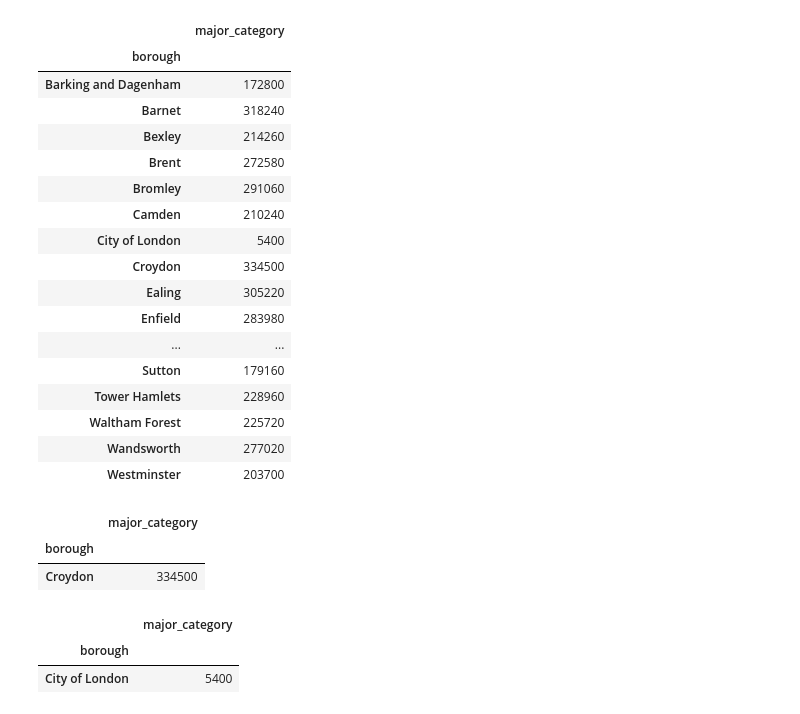
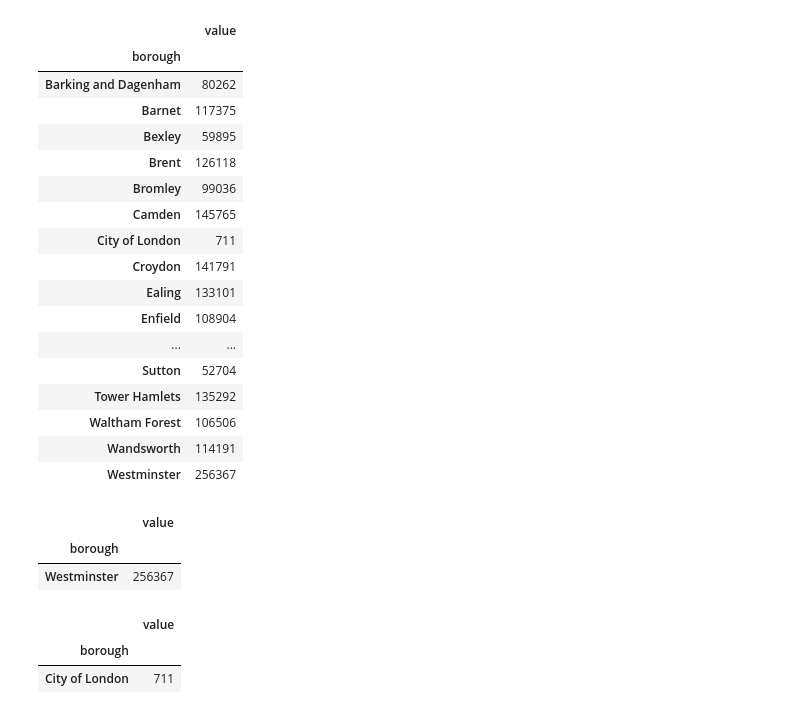
Before and after one commit to tashbenson/Mid-Bootcamp-Project, a Jupyter notebook: Notebooks/Exploratory_Analysis.ipynb, the cells around one changed output. Drawn from its saved outputs; the diff is of its cells as text; code cells hidden in the pictures.

Commit message:
Updated exploratory data analysis

```diff
--- a/Notebooks/Exploratory_Analysis.ipynb
+++ b/Notebooks/Exploratory_Analysis.ipynb
@@ -17,36 +17,36 @@ data.head()
 # %%
 #Which regions have the highest/ lowest number of crimes?
 # %%
-crime_count= data.groupby(['borough']).agg({'major_category':'count'})
-crime_count
+borough_crime_count= data.groupby(['borough']).agg({'value':'sum'})
+borough_crime_count
 # %% [output]
-|  | major_category |
+|  | value |
 | borough |  |
-| Barking and Dagenham | 172800 |
-| Barnet | 318240 |
-| Bexley | 214260 |
-| Brent | 272580 |
-| Bromley | 291060 |
-| Camden | 210240 |
-| City of London | 5400 |
-| Croydon | 334500 |
-| Ealing | 305220 |
-| Enfield | 283980 |
+| Barking and Dagenham | 80262 |
+| Barnet | 117375 |
+| Bexley | 59895 |
+| Brent | 126118 |
+| Bromley | 99036 |
+| Camden | 145765 |
+| City of London | 711 |
+| Croydon | 141791 |
+| Ealing | 133101 |
+| Enfield | 108904 |
 | ... | ... |
-| Sutton | 179160 |
-| Tower Hamlets | 228960 |
-| Waltham Forest | 225720 |
-| Wandsworth | 277020 |
-| Westminster | 203700 |
+| Sutton | 52704 |
+| Tower Hamlets | 135292 |
+| Waltham Forest | 106506 |
+| Wandsworth | 114191 |
+| Westminster | 256367 |
 # %%
-crime_count[crime_count.major_category == crime_count.major_category.max()]
+borough_crime_count[borough_crime_count.value == borough_crime_count.value.max()]
 # %% [output]
-|  | major_category |
+|  | value |
 | borough |  |
-| Croydon | 334500 |
+| Westminster | 256367 |
-# %%
-crime_count[crime_count.major_category == crime_count.major_category.min()]
-# %% [output]
-|  | major_category |
-| borough |  |
-| City of London | 5400 |
+# %%
+borough_crime_count[borough_crime_count.value == borough_crime_count.value.min()]
+# %% [output]
+|  | value |
+| borough |  |
+| City of London | 711 |
```
Also changed, not shown: parts of 28 cells of this notebook.
